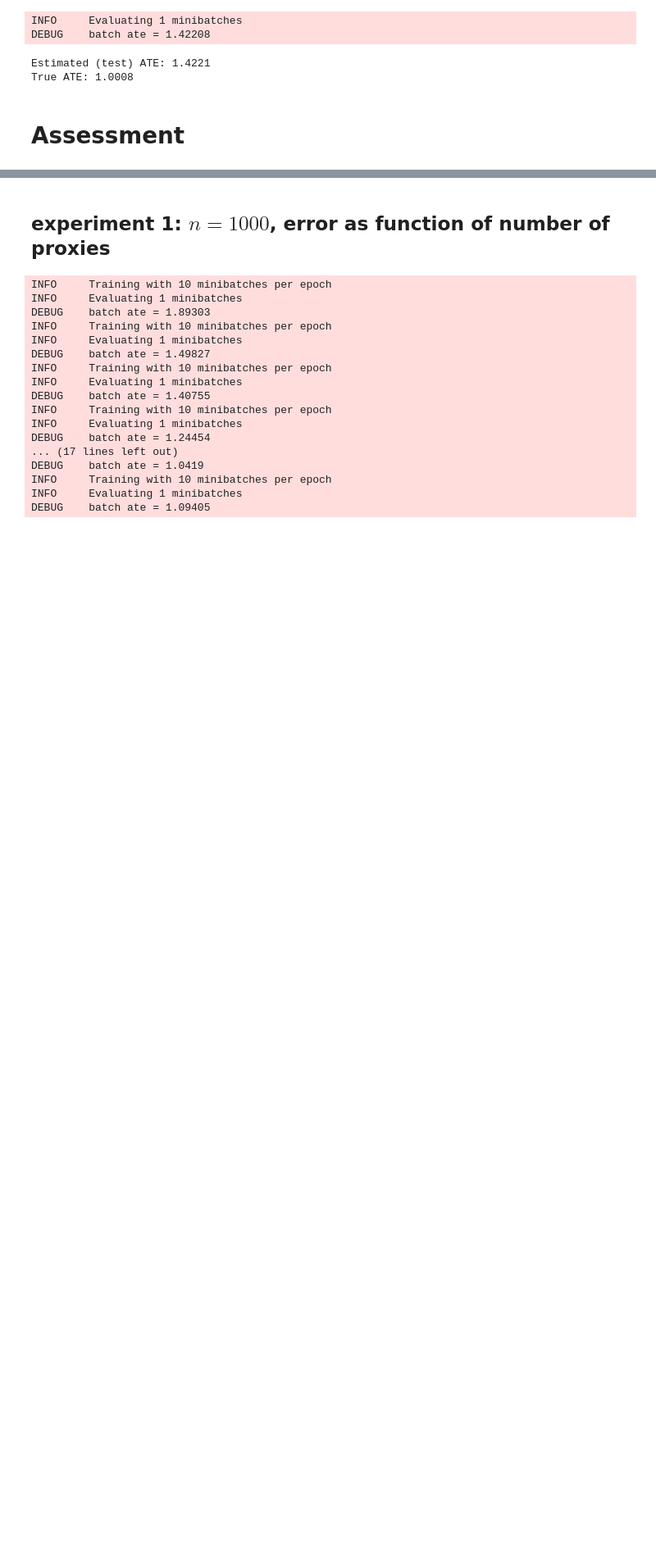
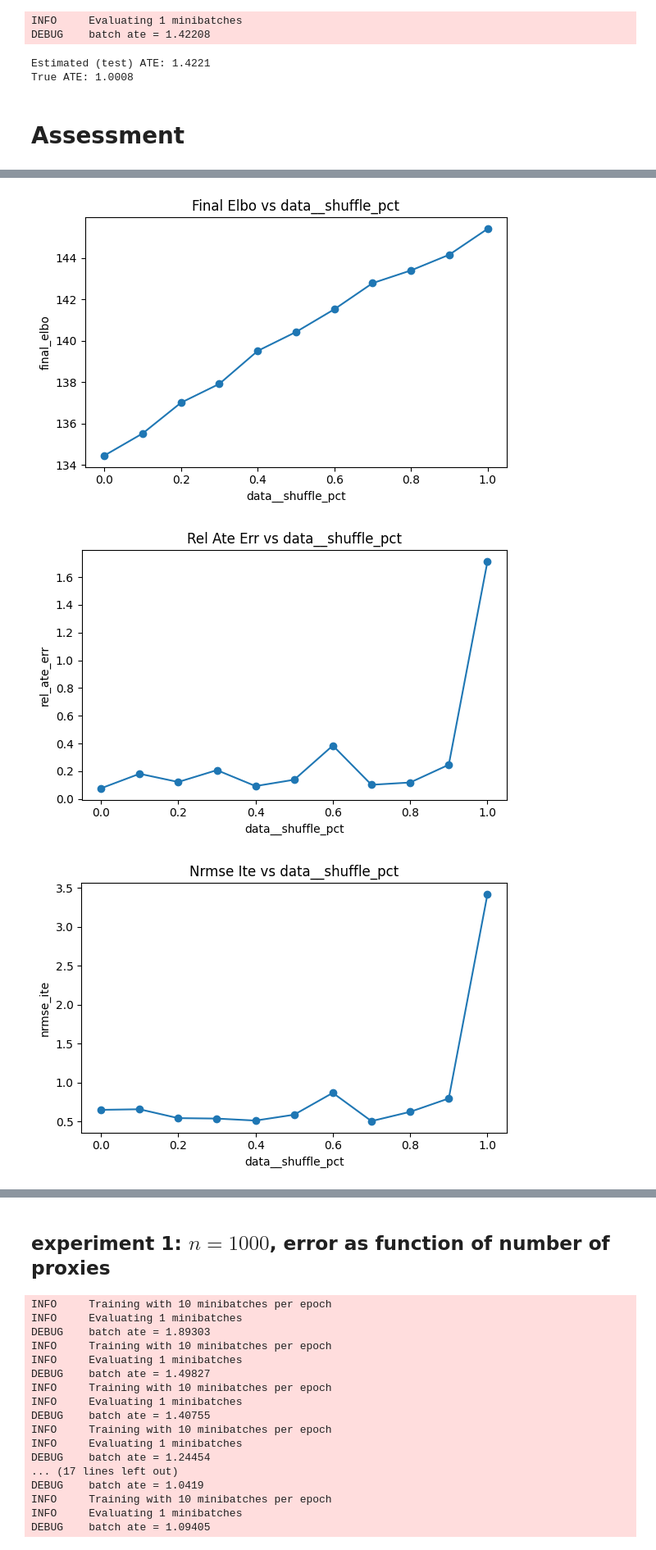
Before and after one commit to christianfaccio/causal_machine_learning, a Jupyter notebook: src/causal_effect_inference.ipynb, the cells around one changed output, grey strips where cells are left out. Shown at 82% size. Saved outputs shown, nothing was run; the diff lists cells and outputs as text; code cells hidden in the pictures; blank space fills up the shorter version.

Commit message:
experiments clean

```diff
--- a/src/causal_effect_inference.ipynb
+++ b/src/causal_effect_inference.ipynb
@@ -308,0 +394,18 @@ cevae_loaded = torch.load("cevae_model_full.pth", weights_only=False)
+# %%
+def plot_experiment_results(results, x_param="data__shuffle_pct"):
+    """
+    Given a DataFrame `results` where one column is your swept parameter
+    (e.g. "data__shuffle_pct") and the others are metrics, this function
+    will produce one plot per metric.
+    """
+    # find all metric columns
+    metrics = [c for c in results.columns if c != x_param]
+
+    for metric in metrics:
+        plt.figure(figsize=(6, 4))
+        plt.plot(results[x_param], results[metric], marker="o")
+        plt.xlabel(x_param)
+        plt.ylabel(metric)
+        plt.title(f"{metric.replace('_',' ').title()} vs {x_param}")
+        plt.tight_layout()
+        plt.show()
@@ -308,0 +453,25 @@ cevae_loaded = torch.load("cevae_model_full.pth", weights_only=False)
+# %%
+# set up params to sweep
+param_grid = {
+    "data__shuffle_pct": np.linspace(0.0, 1.0, 11),
+}
+
+# run the experiment
+results = run_experiment(
+    param_grid,
+    data_fn=synthetic_dataset_pyro,
+    model_cls=CEVAE,
+    metrics_fns=metrics,
+    data_kwargs=data_defaults_non_lin,
+    model_kwargs=model_defaults,
+    fit_kwargs=fit_defaults,
+)
+
+print(results)
+# %%
+
+plot_experiment_results(results)
+# %% [output]
+[figure, added]
+[figure, added]
+[figure, added]
```
Also changed, not shown: parts of 6 cells of this notebook, 1 other file.
